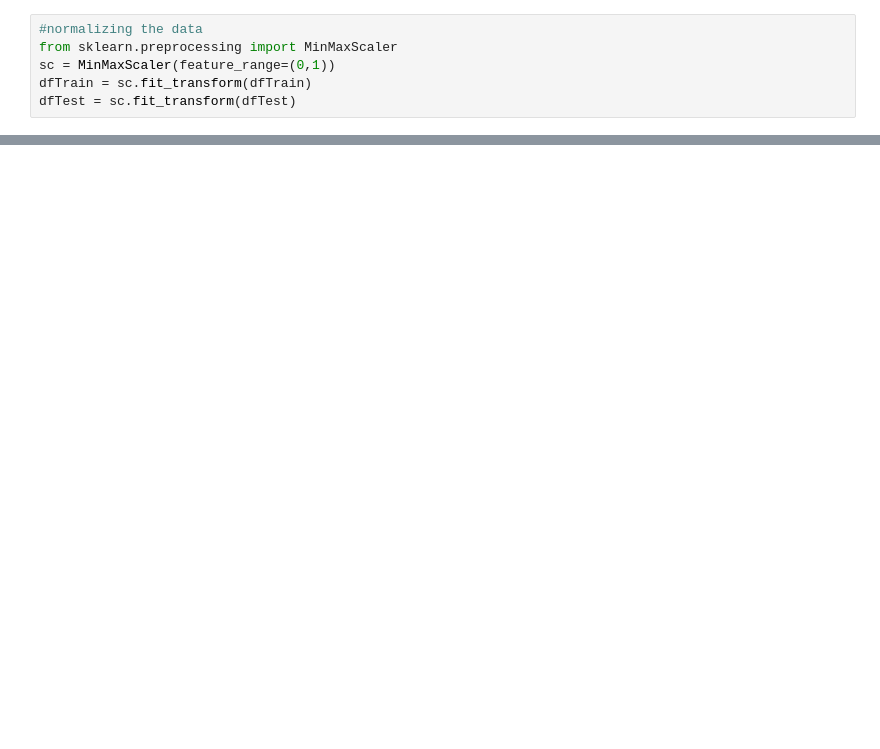
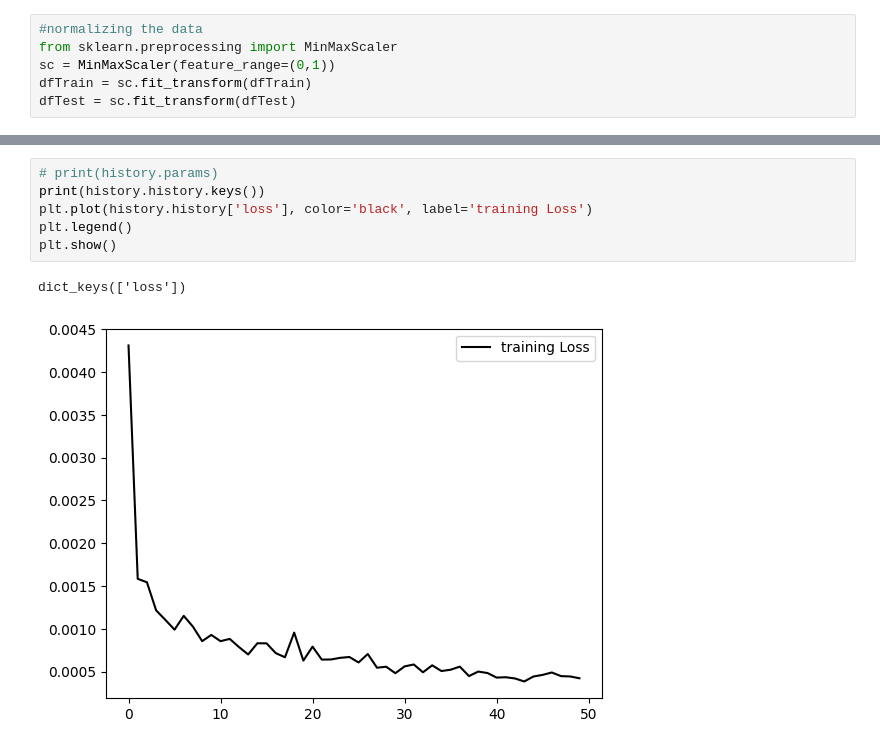
Before and after one commit to ryan-b184/stockPrediction, a Jupyter notebook: StockPrediction.ipynb, the cells around one changed output, grey strips where cells are left out. Cells and saved outputs as stored; diff of their text form; blank space fills up the shorter version.

```diff
--- a/StockPrediction.ipynb
+++ b/StockPrediction.ipynb
@@ -83,3 +102,12 @@ Epoch 100/100
+# %%
+# print(history.params)
+print(history.history.keys())
+plt.plot(history.history['loss'], color='black', label='training Loss')
+plt.legend()
+plt.show()
+# %% [output]
+dict_keys(['loss'])
+[figure, added]
 # %%
 #batch the test set and test the model
 xTest = []
```
Also changed, not shown: parts of 6 cells of this notebook, 1 other file.
